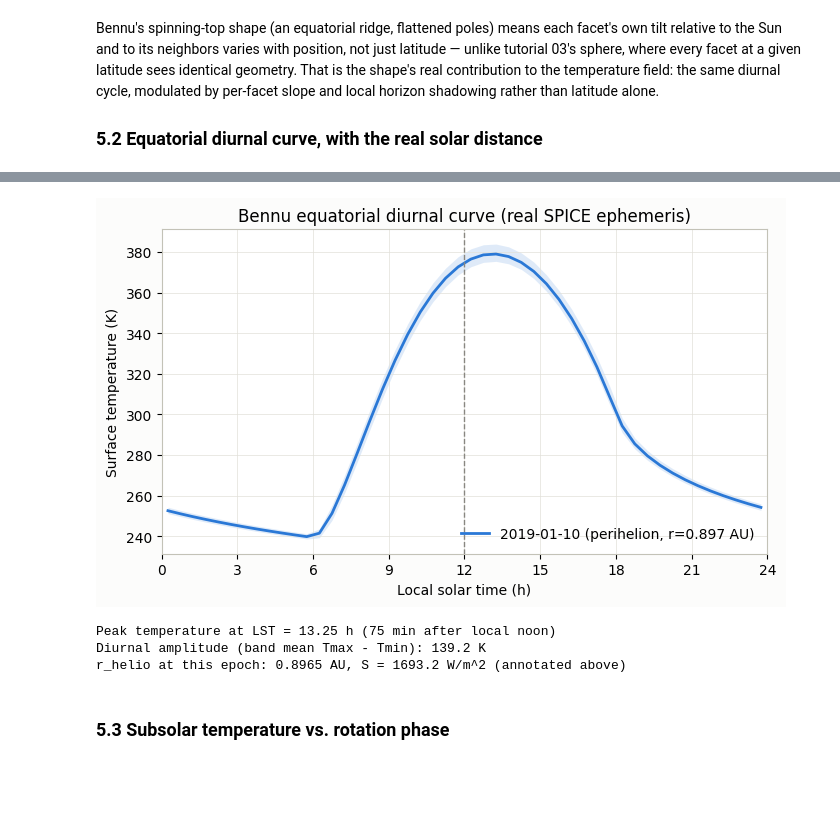
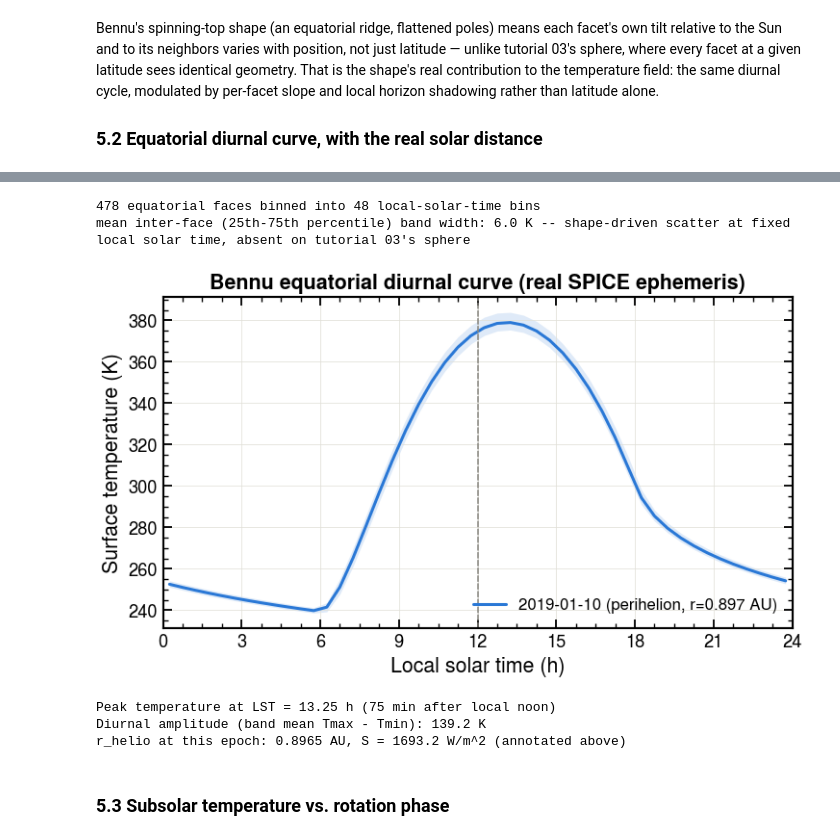
Before and after one commit to phayne/ptm3d-archive, a Jupyter notebook: docs/tutorials/notebooks/04_asteroid_spice.ipynb, the cells around one changed output, grey strips where cells are left out. Cells and saved outputs as stored; diff of their text form; code cells hidden in the pictures; blank space fills up the shorter version.

```diff
--- a/docs/tutorials/notebooks/04_asteroid_spice.ipynb
+++ b/docs/tutorials/notebooks/04_asteroid_spice.ipynb
@@ -644,27 +604,47 @@ mean inter-face (25th-75th percentile) band width: 6.0 K -- shape-driven scatter
-# %%
-fig, ax = plt.subplots(figsize=(7, 4.2), facecolor="#fcfcfb")
-ax.plot(lst_p, T_p, color="#2a78d6", lw=2, label="2019-01-10 (perihelion, r=0.897 AU)")
-ax.fill_between(lst_p, lo_p, hi_p, color="#2a78d6", alpha=0.15, linewidth=0)
-ax.axvline(12, color="#898781", lw=1, linestyle="--")
-ax.set_xlabel("Local solar time (h)")
-ax.set_ylabel("Surface temperature (K)")
-ax.set_title("Bennu equatorial diurnal curve (real SPICE ephemeris)")
-ax.set_xlim(0, 24); ax.set_xticks(range(0, 25, 3))
-ax.legend(frameon=False)
-ax.grid(color="#e1e0d9", linewidth=0.5)
-for spine in ax.spines.values():
-    spine.set_color("#c3c2b7")
-plt.tight_layout()
-plt.show()
-
-peak_lst = lst_p[np.argmax(T_p)]
-print(f"Peak temperature at LST = {peak_lst:.2f} h ({(peak_lst-12)*60:.0f} min after local noon)")
-print(f"Diurnal amplitude (band mean Tmax - Tmin): {T_p.max()-T_p.min():.1f} K")
-print(f"r_helio at this epoch: {r_au:.4f} AU, S = {1361.0/r_au**2:.1f} W/m^2 (annotated above)")
-# %% [output]
-[figure, removed]
-Peak temperature at LST = 13.25 h (75 min after local noon)
-Diurnal amplitude (band mean Tmax - Tmin): 139.2 K
-r_helio at this epoch: 0.8965 AU, S = 1693.2 W/m^2 (annotated above)
+# %%
+def diurnal_curve(res, lat_max=10.0, n_bins=48):
+    """Equatorial local-solar-time curve over the SECOND output rotation.
+
+    Both configs here write two rotations, and the second one is the settled,
+    periodic one. Results.local_solar_time_curve() does the binning: per-face
+    local noon is the step at which that face's `direct_solar` peaks, and every
+    sample is placed on a 24-hour clock relative to it.
+    """
+    steps = res.steps("temperature")
+    return res.local_solar_time_curve(lat_max=lat_max, n_bins=n_bins,
+                                      steps=steps[len(steps) // 2:])
+
+
+lst_p, T_p, lo_p, hi_p, n_eq = diurnal_curve(PERIH)
+print(f"{n_eq} equatorial faces binned into {len(lst_p)} local-solar-time bins")
+print(f"mean inter-face (25th-75th percentile) band width: "
+      f"{(hi_p - lo_p).mean():.1f} K -- shape-driven scatter at fixed local "
+      "solar time, absent on tutorial 03's sphere")
+# %% [output]
+478 equatorial faces binned into 48 local-solar-time bins
+mean inter-face (25th-75th percentile) band width: 6.0 K -- shape-driven scatter at fixed local solar time, absent on tutorial 03's sphere
+# %%
+fig, ax = plt.subplots(figsize=(7, 4.2))
+ax.plot(lst_p, T_p, color=BLUE, lw=2, label="2019-01-10 (perihelion, r=0.897 AU)")
+ax.fill_between(lst_p, lo_p, hi_p, color=BLUE, alpha=0.15, linewidth=0)
+ax.axvline(12, color=GREY, lw=1, linestyle="--")
+ax.set_xlabel("Local solar time (h)")
+ax.set_ylabel("Surface temperature (K)")
+ax.set_title("Bennu equatorial diurnal curve (real SPICE ephemeris)")
+ax.set_xlim(0, 24); ax.set_xticks(range(0, 25, 3))
+ax.legend(frameon=False)
+ax.grid(**GRID)
+plt.tight_layout()
+plt.show()
+
+peak_lst = lst_p[np.argmax(T_p)]
+print(f"Peak temperature at LST = {peak_lst:.2f} h ({(peak_lst-12)*60:.0f} min after local noon)")
+print(f"Diurnal amplitude (band mean Tmax - Tmin): {T_p.max()-T_p.min():.1f} K")
+print(f"r_helio at this epoch: {r_au:.4f} AU, S = {1361.0/r_au**2:.1f} W/m^2 (annotated above)")
+# %% [output]
+[figure, added]
+Peak temperature at LST = 13.25 h (75 min after local noon)
+Diurnal amplitude (band mean Tmax - Tmin): 139.2 K
+r_helio at this epoch: 0.8965 AU, S = 1693.2 W/m^2 (annotated above)
 # %% [markdown]
 ### 5.3 Subsolar temperature vs. rotation phase
```
Also changed, not shown: parts of 28 cells of this notebook.
